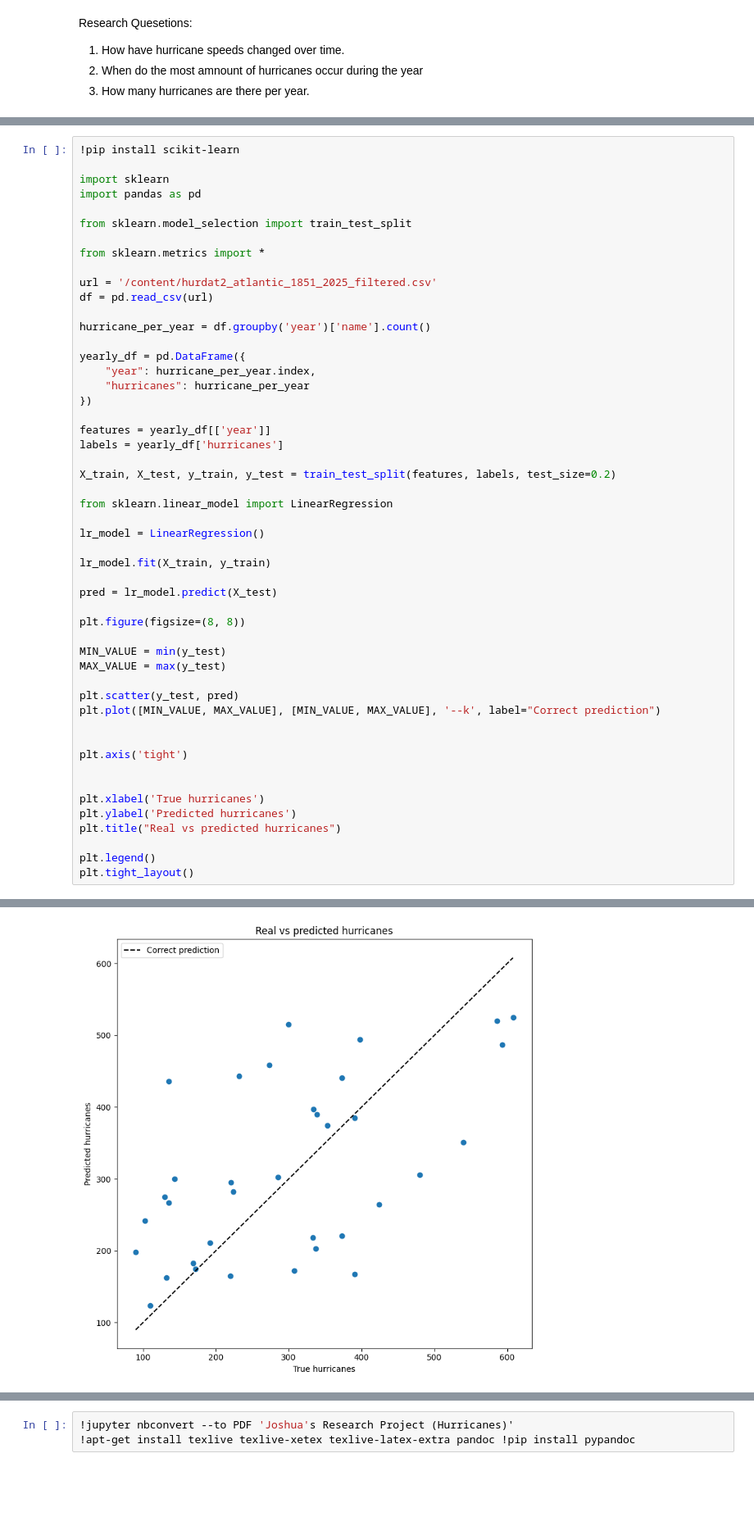
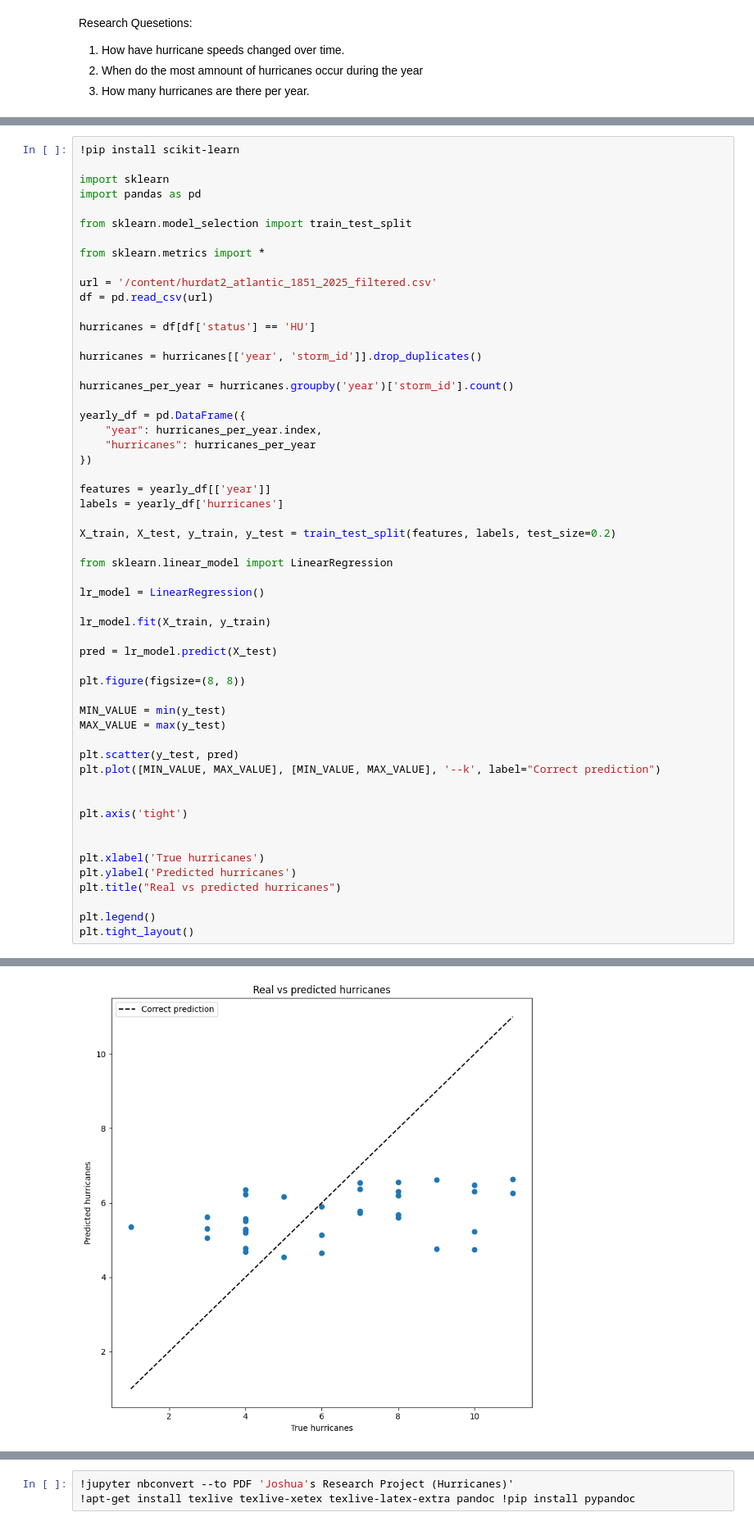
Before and after one commit to jxcact-sketch/Joshua-s-Research-Project, a Jupyter notebook: Joshua's Research Project.ipynb, the cells around one changed output, grey strips where cells are left out. Shown at 82% size. Cells and saved outputs as stored; diff of their text form; blank space fills up the shorter version.

```diff
--- a/Joshua's Research Project.ipynb
+++ b/Joshua's Research Project.ipynb
@@ -177,11 +181,15 @@ from sklearn.metrics import *
 url = '/content/hurdat2_atlantic_1851_2025_filtered.csv'
 df = pd.read_csv(url)
 
-hurricane_per_year = df.groupby('year')['name'].count()
+hurricanes = df[df['status'] == 'HU']
+
+hurricanes = hurricanes[['year', 'storm_id']].drop_duplicates()
+
+hurricanes_per_year = hurricanes.groupby('year')['storm_id'].count()
 
 yearly_df = pd.DataFrame({
-    "year": hurricane_per_year.index,
-    "hurricanes": hurricane_per_year
+    "year": hurricanes_per_year.index,
+    "hurricanes": hurricanes_per_year
 })
 
 features = yearly_df[['year']]
@@ -194,34 +202,34 @@ from sklearn.linear_model import LinearRegression
 lr_model = LinearRegression()
 
 lr_model.fit(X_train, y_train)
 
 pred = lr_model.predict(X_test)
 
 plt.figure(figsize=(8, 8))
 
 MIN_VALUE = min(y_test)
 MAX_VALUE = max(y_test)
 
 plt.scatter(y_test, pred)
 plt.plot([MIN_VALUE, MAX_VALUE], [MIN_VALUE, MAX_VALUE], '--k', label="Correct prediction")
 
 
 plt.axis('tight')
 
 
 plt.xlabel('True hurricanes')
 plt.ylabel('Predicted hurricanes')
 plt.title("Real vs predicted hurricanes")
 
 plt.legend()
 plt.tight_layout()
 # %% [output]
 Requirement already satisfied: scikit-learn in /usr/local/lib/python3.12/dist-packages (1.6.1)
 Requirement already satisfied: numpy>=1.19.5 in /usr/local/lib/python3.12/dist-packages (from scikit-learn) (2.0.2)
 Requirement already satisfied: scipy>=1.6.0 in /usr/local/lib/python3.12/dist-packages (from scikit-learn) (1.16.3)
 Requirement already satisfied: joblib>=1.2.0 in /usr/local/lib/python3.12/dist-packages (from scikit-learn) (1.5.3)
 Requirement already satisfied: threadpoolctl>=3.1.0 in /usr/local/lib/python3.12/dist-packages (from scikit-learn) (3.6.0)
-[figure, old version]
+[figure, new version]
 # %%
 import pandas as pd
 import numpy as np
```
Also changed, not shown: parts of 3 cells of this notebook.
